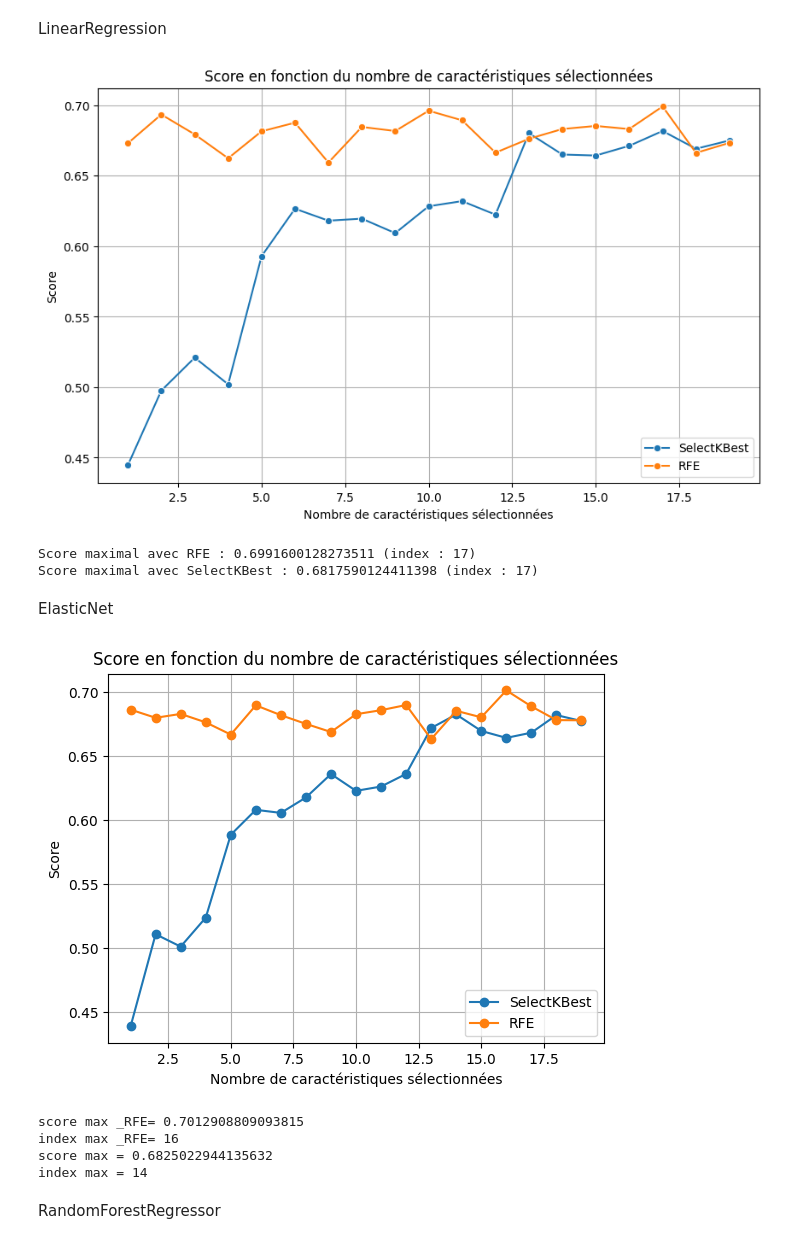
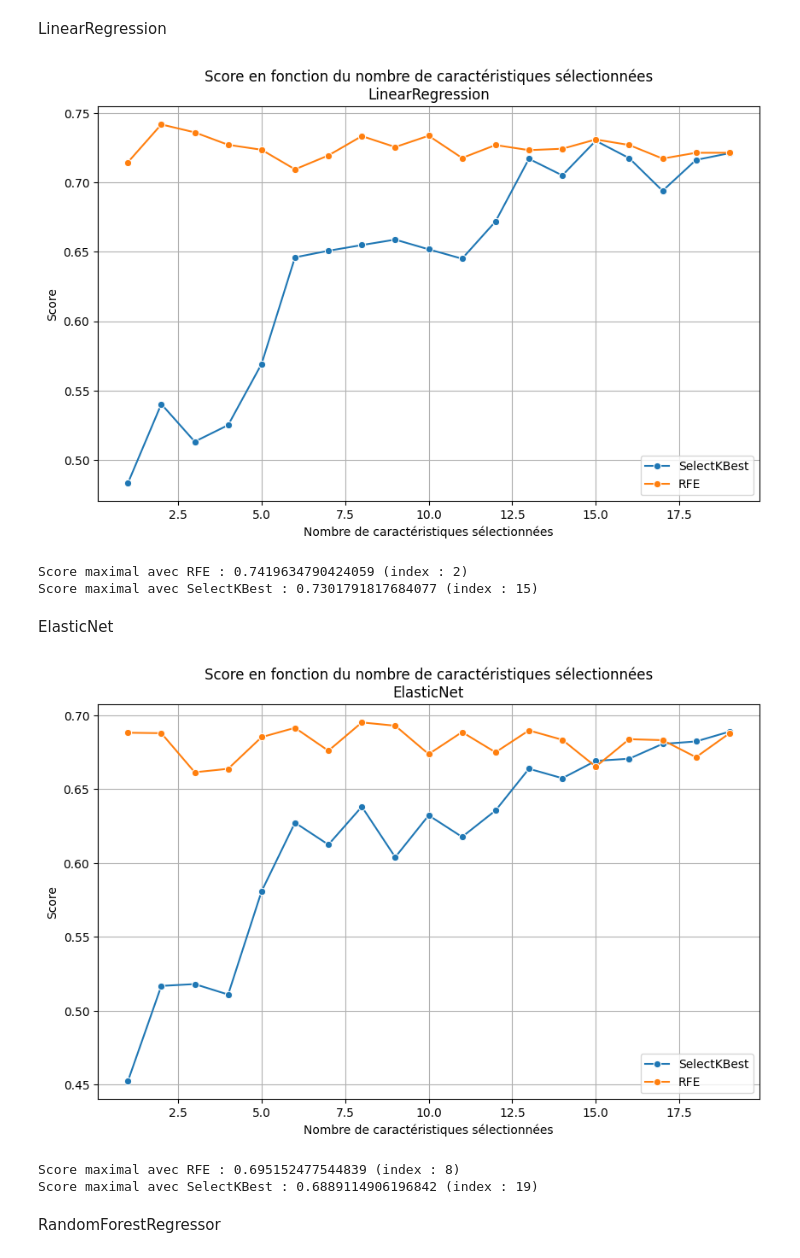
Before and after one commit to AurelPap/apartment-hunter, a Jupyter notebook: working_file_aurel/01_feature_selection.ipynb, the cells around one changed output. Drawn from its saved outputs; the diff is of its cells as text; code cells hidden in the pictures.

```diff
--- a/working_file_aurel/01_feature_selection.ipynb
+++ b/working_file_aurel/01_feature_selection.ipynb
@@ -71,7 +71,7 @@ for k in k_values:
     # Ajouter le score à la liste
     scores.append(score)
 
-    selector_RFE = RFE(ElasticNet(),
+    selector_RFE = RFE(LinearRegression(),
                     step=1,
                     n_features_to_select = k)
 
@@ -99,7 +99,7 @@ sns.lineplot(data=results_df, x='k_values', y='scores', marker='o', label='Selec
 sns.lineplot(data=results_df, x='k_values', y='scores_RFE', marker='o', label='RFE')
 plt.xlabel('Nombre de caractéristiques sélectionnées')
 plt.ylabel('Score')
-plt.title('Score en fonction du nombre de caractéristiques sélectionnées')
+plt.title('Score en fonction du nombre de caractéristiques sélectionnées\nLinearRegression')
 plt.grid(True)
 plt.legend()
 plt.show()
@@ -108,9 +108,9 @@ plt.show()
 print(f"Score maximal avec RFE : {results_df['scores_RFE'].max()} (index : {results_df['scores_RFE'].idxmax() + 1})")
 print(f"Score maximal avec SelectKBest : {results_df['scores'].max()} (index : {results_df['scores'].idxmax() + 1})")
 # %% [output]
-[figure, old version]
+[figure, new version]
-Score maximal avec RFE : 0.6991600128273511 (index : 17)
-Score maximal avec SelectKBest : 0.6817590124411398 (index : 17)
+Score maximal avec RFE : 0.7419634790424059 (index : 2)
+Score maximal avec SelectKBest : 0.7301791817684077 (index : 15)
 # %% [markdown]
 ElasticNet
 # %%
@@ -149,39 +149,37 @@ for k in k_values:
      # Séparation du dataset
     X_train, X_test, y_train, y_test = train_test_split(X, y, test_size=0.2)
 
     # Création et entraînement du modèle ElasticNet
     eNet_model_RFE = ElasticNet()
     eNet_model_RFE.fit(X_train, y_train)
 
     # Évaluation du modèle
     score_RFE = eNet_model_RFE.score(X_test, y_test)
 
     scores_RFE.append(score_RFE)
 
 
 # Création d'un DataFrame pour stocker les scores
 results_df = pd.DataFrame({'k_values': k_values, 'scores': scores, 'scores_RFE': scores_RFE})
 
 # Tracé des courbes avec Seaborn
 plt.figure(figsize=(10, 6))
 sns.lineplot(data=results_df, x='k_values', y='scores', marker='o', label='SelectKBest')
 sns.lineplot(data=results_df, x='k_values', y='scores_RFE', marker='o', label='RFE')
 plt.xlabel('Nombre de caractéristiques sélectionnées')
 plt.ylabel('Score')
-plt.title('Score en fonction du nombre de caractéristiques sélectionnées')
+plt.title('Score en fonction du nombre de caractéristiques sélectionnées\nElasticNet')
 plt.grid(True)
 plt.legend()
 plt.show()
 
 # Affichage des scores maximaux et leurs indices
 print(f"Score maximal avec RFE : {results_df['scores_RFE'].max()} (index : {results_df['scores_RFE'].idxmax() + 1})")
 print(f"Score maximal avec SelectKBest : {results_df['scores'].max()} (index : {results_df['scores'].idxmax() + 1})")
 # %% [output]
-[figure, old version]
+[figure, new version]
-score max _RFE= 0.7012908809093815
-index max _RFE= 16
-score max = 0.6825022944135632
-index max = 14
+Score maximal avec RFE : 0.695152477544839 (index : 8)
+Score maximal avec SelectKBest : 0.6889114906196842 (index : 19)
 # %% [markdown]
 RandomForestRegressor
 # %%
```
Also changed, not shown: parts of 3 cells of this notebook.
